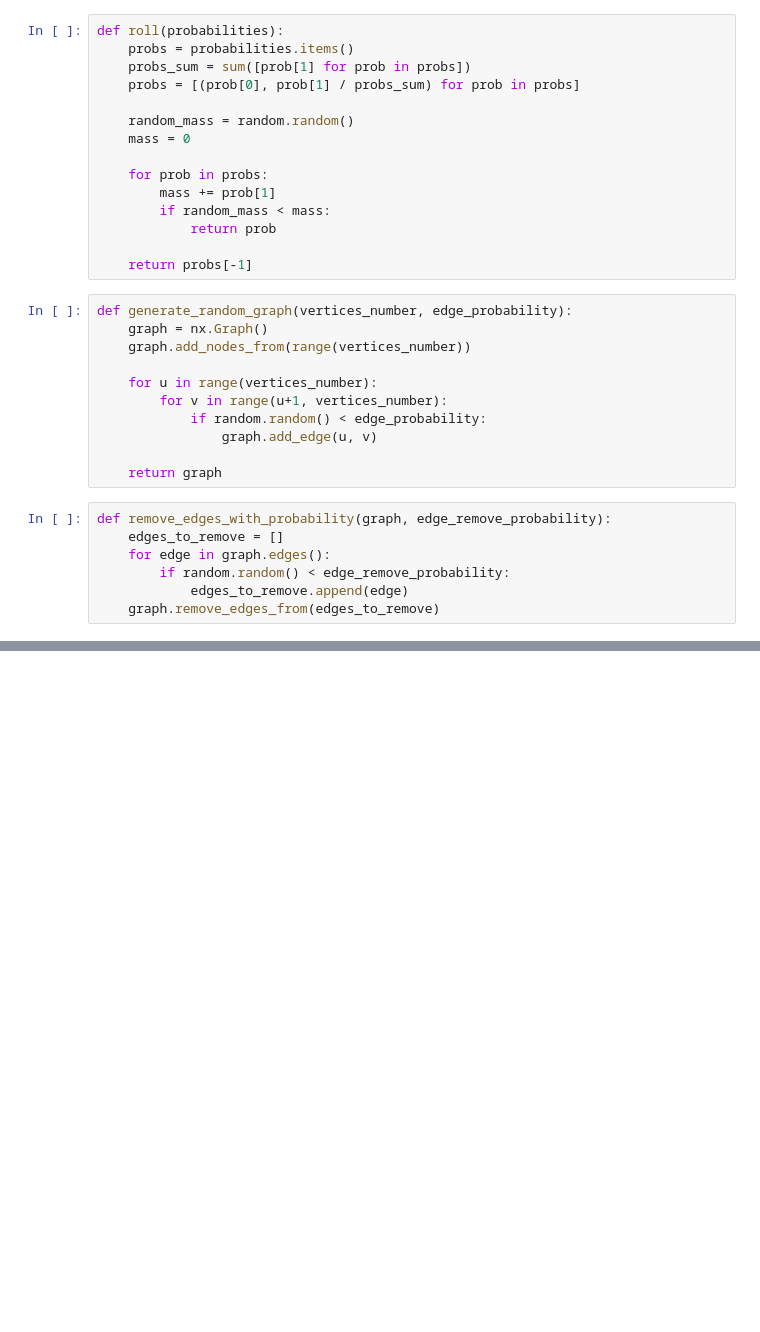
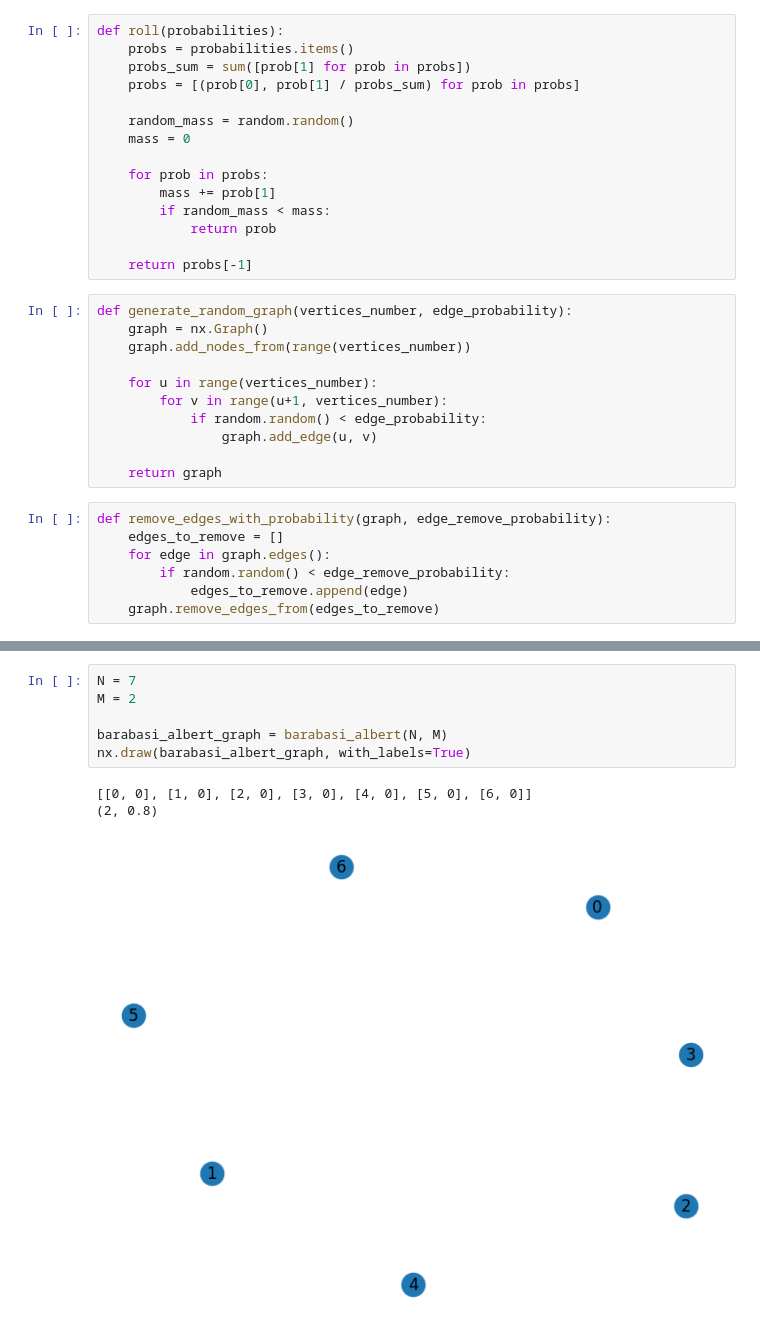
Before and after one commit to karoljanic/stem-soccer, a Jupyter notebook: investigation.ipynb, the cells around one changed output, grey strips where cells are left out. Drawn from its saved outputs; the diff is of its cells as text; blank space fills up the shorter version.

```diff
--- a/investigation.ipynb
+++ b/investigation.ipynb
@@ -50,0 +193,10 @@ plt.show()
+# %%
+N = 7
+M = 2
+
+barabasi_albert_graph = barabasi_albert(N, M)
+nx.draw(barabasi_albert_graph, with_labels=True)
+# %% [output]
+[[0, 0], [1, 0], [2, 0], [3, 0], [4, 0], [5, 0], [6, 0]]
+(2, 0.8)
+[figure, added]
```
Also changed, not shown: parts of 3 cells of this notebook.
